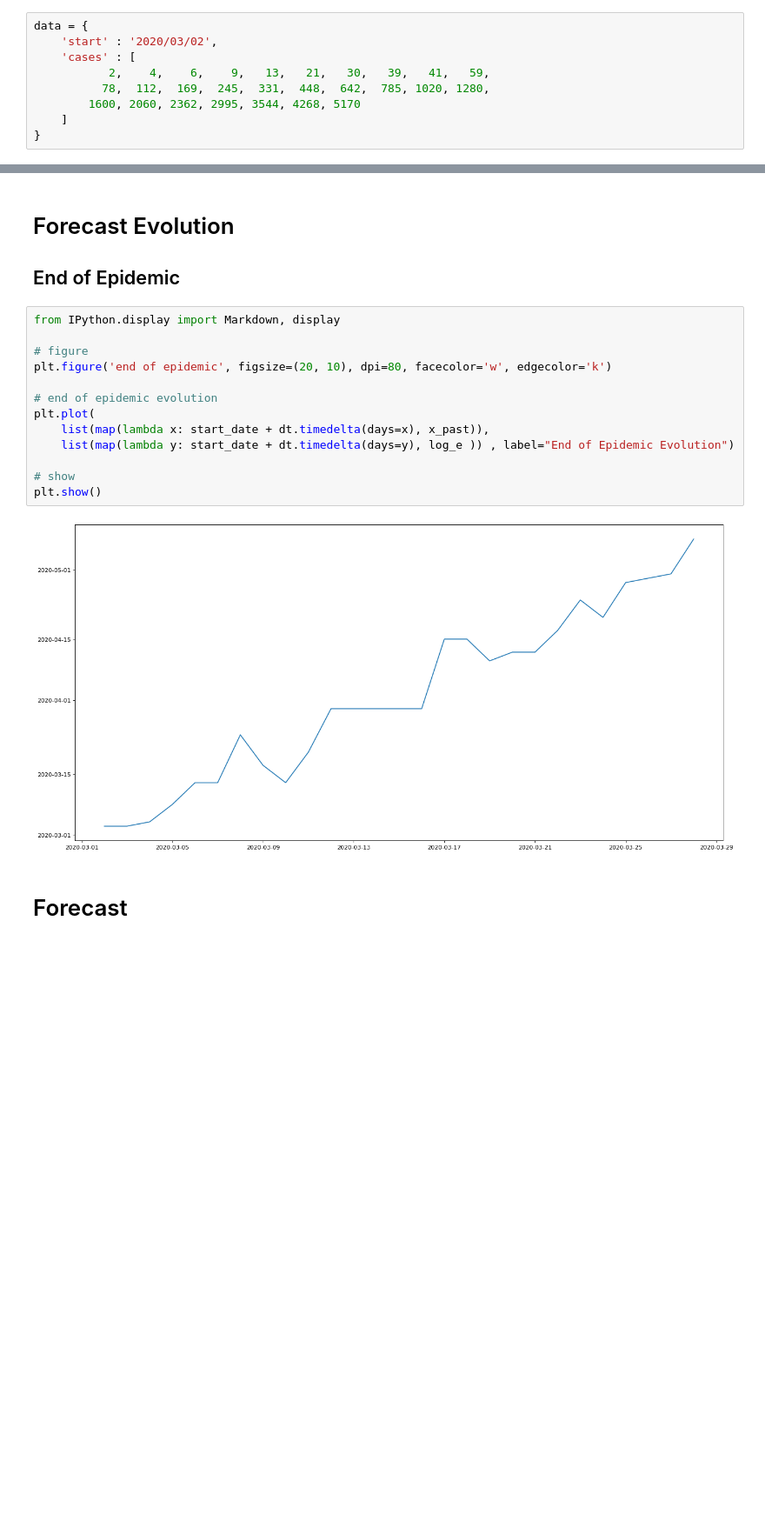
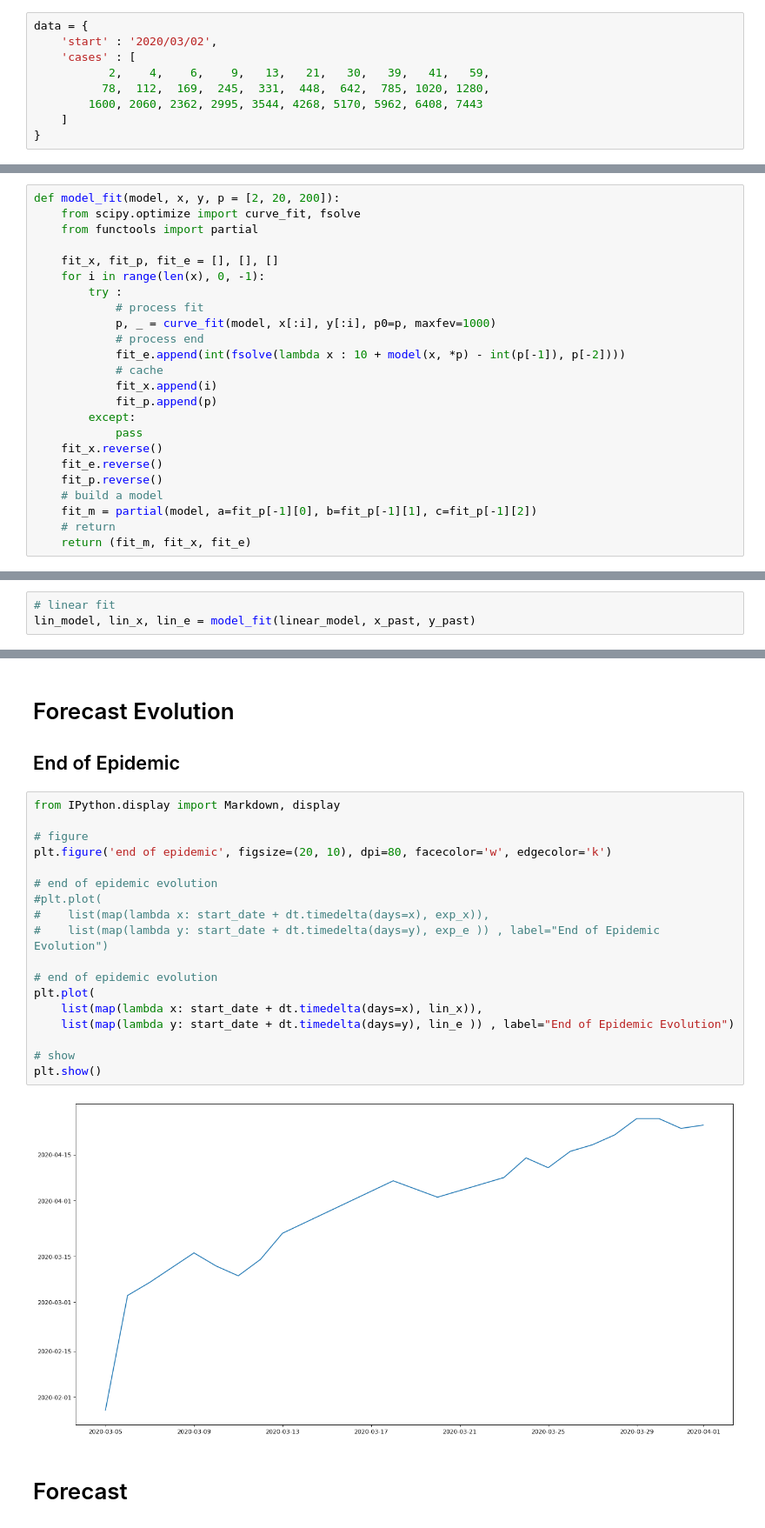
Before and after one commit to lcmonteiro/space-models, a Jupyter notebook: covid_19.ipynb, the cells around one changed output, grey strips where cells are left out. Shown at 87% size. Drawn from its saved outputs; the diff is of its cells as text; blank space fills up the shorter version.

```diff
--- a/covid_19.ipynb
+++ b/covid_19.ipynb
@@ -9,7 +9,7 @@ data = {
     'cases' : [
            2,    4,    6,    9,   13,   21,   30,   39,   41,   59,
           78,  112,  169,  245,  331,  448,  642,  785, 1020, 1280,
-        1600, 2060, 2362, 2995, 3544, 4268, 5170
+        1600, 2060, 2362, 2995, 3544, 4268, 5170, 5962, 6408, 7443
     ]
 }
 # %% [markdown]
@@ -29 +32,25 @@ def logistic_model(x, a, b, c):
+# %%
+def model_fit(model, x, y, p = [2, 20, 200]):
+    from scipy.optimize import curve_fit, fsolve
+    from functools import partial
+
+    fit_x, fit_p, fit_e = [], [], []
+    for i in range(len(x), 0, -1):
+        try :
+            # process fit
+            p, _ = curve_fit(model, x[:i], y[:i], p0=p, maxfev=1000)
+            # process end
+            fit_e.append(int(fsolve(lambda x : 10 + model(x, *p) - int(p[-1]), p[-2])))
+            # cache
+            fit_x.append(i)
+            fit_p.append(p)
+        except:
+            pass
+    fit_x.reverse()
+    fit_e.reverse()
+    fit_p.reverse()
+    # build a model
+    fit_m = partial(model, a=fit_p[-1][0], b=fit_p[-1][1], c=fit_p[-1][2])
+    # return
+    return (fit_m, fit_x, fit_e)
 # %% [markdown]
@@ -62,3 +70,6 @@ for i in range(2, len(x_past) + 1):
+# %%
+# linear fit
+lin_model, lin_x, lin_e = model_fit(linear_model, x_past, y_past)
 # %% [markdown]
 # Regression Results
 # %%
@@ -104,18 +119,23 @@ plt.show()
 # %%
 from IPython.display import Markdown, display
 
 # figure
 plt.figure('end of epidemic', figsize=(20, 10), dpi=80, facecolor='w', edgecolor='k')
 
 # end of epidemic evolution
+#plt.plot(
+#    list(map(lambda x: start_date + dt.timedelta(days=x), exp_x)),
+#    list(map(lambda y: start_date + dt.timedelta(days=y), exp_e )) , label="End of Epidemic Evolution")
+
+# end of epidemic evolution
 plt.plot(
-    list(map(lambda x: start_date + dt.timedelta(days=x), x_past)),
-    list(map(lambda y: start_date + dt.timedelta(days=y), log_e )) , label="End of Epidemic Evolution")
+    list(map(lambda x: start_date + dt.timedelta(days=x), lin_x)),
+    list(map(lambda y: start_date + dt.timedelta(days=y), lin_e )) , label="End of Epidemic Evolution")
 
 # show
 plt.show()
 # %% [output]
-[figure, old version]
+[figure, new version]
 # %% [markdown]
 # Forecast
 # %%
```
Also changed, not shown: parts of 11 cells of this notebook.
